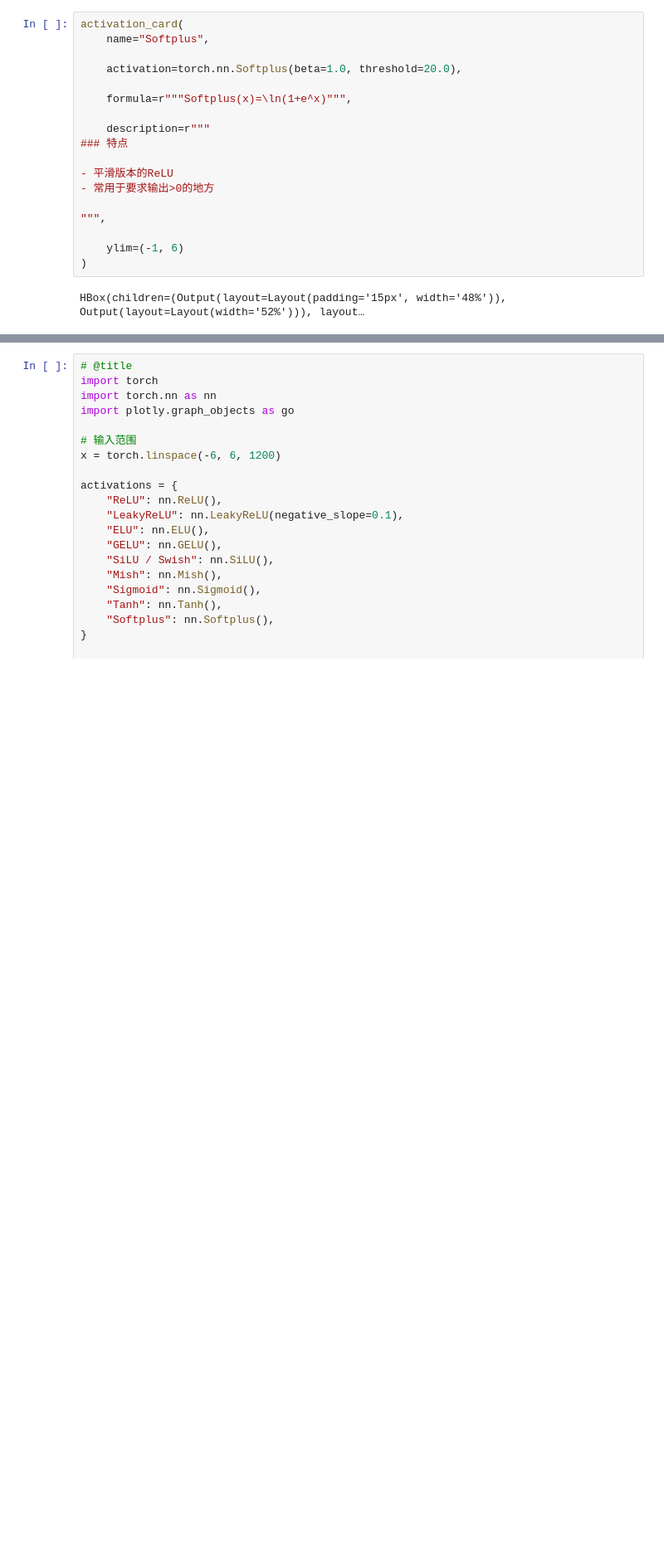
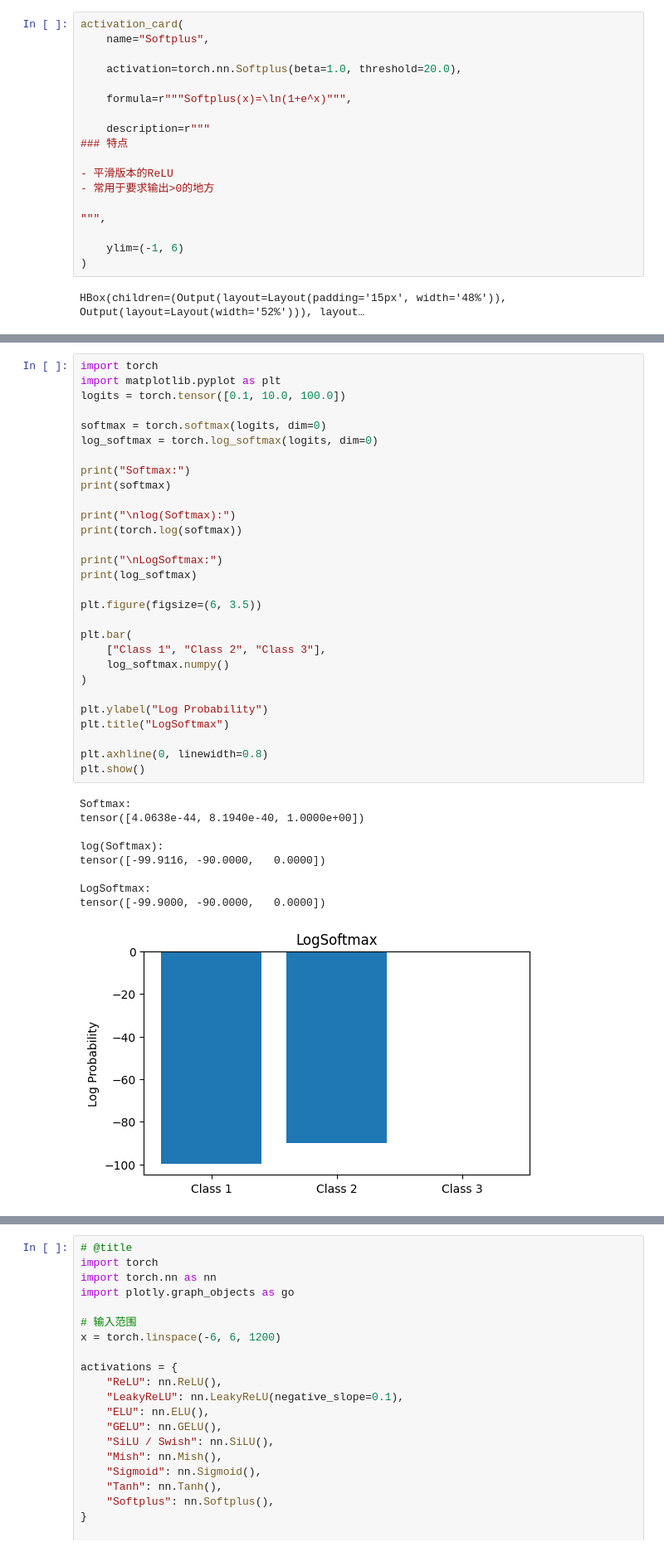
Before and after one commit to zyf-hitsz/PytorchLearning, a Jupyter notebook: 神经网络/非线性激活层/Non_linearActivations .ipynb, the cells around one changed output, grey strips where cells are left out. Shown at 83% size. Saved outputs shown, nothing was run; the diff lists cells and outputs as text; blank space fills up the shorter version.

```diff
--- a/神经网络/非线性激活层/Non_linearActivations .ipynb
+++ b/神经网络/非线性激活层/Non_linearActivations .ipynb
@@ -479,0 +1533,39 @@ HBox(children=(Output(layout=Layout(padding='15px', width='48%')), Output(layout
+# %%
+import torch
+import matplotlib.pyplot as plt
+logits = torch.tensor([0.1, 10.0, 100.0])
+
+softmax = torch.softmax(logits, dim=0)
+log_softmax = torch.log_softmax(logits, dim=0)
+
+print("Softmax:")
+print(softmax)
+
+print("\nlog(Softmax):")
+print(torch.log(softmax))
+
+print("\nLogSoftmax:")
+print(log_softmax)
+
+plt.figure(figsize=(6, 3.5))
+
+plt.bar(
+    ["Class 1", "Class 2", "Class 3"],
+    log_softmax.numpy()
+)
+
+plt.ylabel("Log Probability")
+plt.title("LogSoftmax")
+
+plt.axhline(0, linewidth=0.8)
+plt.show()
+# %% [output]
+Softmax:
+tensor([4.0638e-44, 8.1940e-40, 1.0000e+00])
+
+log(Softmax):
+tensor([-99.9116, -90.0000,   0.0000])
+
+LogSoftmax:
+tensor([-99.9000, -90.0000,   0.0000])
+[figure, added]
```
Also changed, not shown: parts of 36 cells of this notebook.
